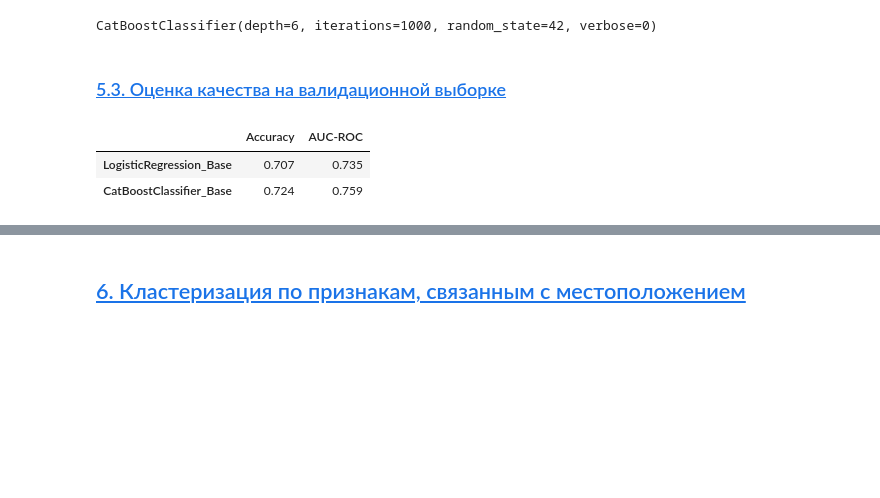
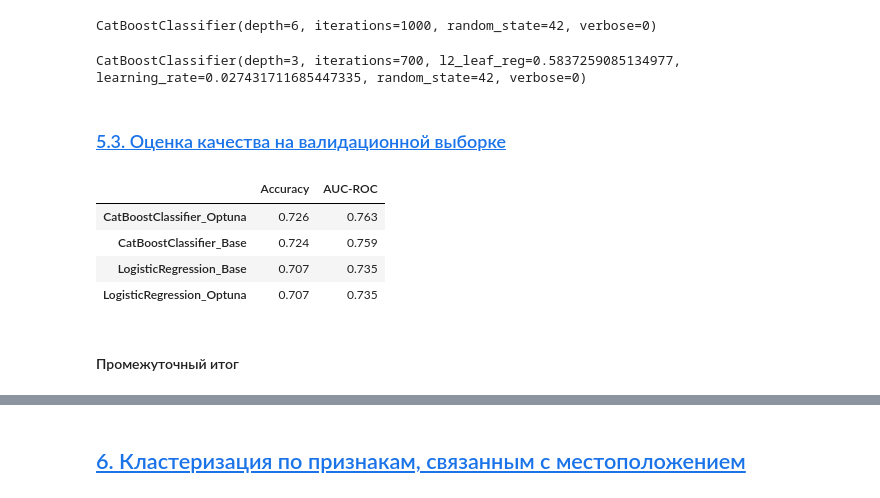
Before and after one commit to MEYakunin/Sprint18_Delivery_Delay_Prediction, a Jupyter notebook: Sprint18_Delivery_Delay_Prediction_Yakunin_Mikl.ipynb, the cells around one changed output, grey strips where cells are left out. Drawn from its saved outputs; the diff is of its cells as text; code cells hidden in the pictures; blank space fills up the shorter version.

Commit message:
Sprint18_Delivery_Delay_Prediction_Yakunin_Mikl - "Обучение базовой модели" - Сделана оптимизация базовых моделей и составлен промежуточный итог.

```diff
--- a/Sprint18_Delivery_Delay_Prediction_Yakunin_Mikl.ipynb
+++ b/Sprint18_Delivery_Delay_Prediction_Yakunin_Mikl.ipynb
@@ -907,3 +930,15 @@ Pipeline(steps=[('preprocessor',
+# %%
+# Запускаем оптимизацию
+study = optuna.create_study(direction='maximize')
+study.optimize(objective_lrg, n_trials=30)
+
+# Обучаем лучшую модель с найденными параметрами
+lgr_model_optuna_pipe = Pipeline(
+    steps=[
+        ('preprocessor', preprocessor),
+        ('classifier', LogisticRegression(**study.best_params, random_state=RANDOM_STATE))
+    ]
+).fit(X_train, y_train)
 # %% [markdown]
 ### [5.2. CatBoostClassifier](#content)<a id="5_2"></a>
 # %%
@@ -922,11 +977,31 @@ CatBoostClassifier(depth=6, iterations=1000, random_state=42, verbose=0)
+# %%
+# Запускаем оптимизацию
+study = optuna.create_study(direction='maximize')
+study.optimize(objective_cbc, n_trials=30)
+
+# Инициализируем лучшую модель с найденными параметрами
+cbc_model_optuna = CatBoostClassifier(**study.best_params, verbose=0, random_state=RANDOM_STATE)
+cbc_model_optuna.fit(X_train, y_train, cat_features=cat_cols)
+# %% [output]
+CatBoostClassifier(depth=3, iterations=700, l2_leaf_reg=0.5837259085134977, learning_rate=0.027431711685447335, random_state=42, verbose=0)
 # %% [markdown]
 ### [5.3. Оценка качества на валидационной выборке](#content)<a id="5_3"></a>
 # %%
-# Добавляем результаты в таблицу метрик
+# Добавляем результаты метрик базовых моделей
 metrics_result_df.loc['LogisticRegression_Base'] = calculate_metrics(lgr_model_base_pipe, X_val, y_val, 'LogisticRegression_Base')
 metrics_result_df.loc['CatBoostClassifier_Base'] = calculate_metrics(cbc_model_base, X_val, y_val, 'CatBoostClassifier_Base')
-metrics_result_df
+
+# Добавление рузультатов метрик оптимизированных моделей
+metrics_result_df.loc['LogisticRegression_Optuna'] = calculate_metrics(lgr_model_optuna_pipe, X_val, y_val, 'LogisticRegression_Optuna')
+metrics_result_df.loc['CatBoostClassifier_Optuna'] = calculate_metrics(cbc_model_optuna, X_val, y_val, 'CatBoostClassifier_Optuna')
+
+# Выводим метрики моделей в порядке убывания AUC-ROC
+metrics_result_df.sort_values('AUC-ROC', ascending=False)
 # %% [output]
 |  | Accuracy | AUC-ROC |
+| CatBoostClassifier_Optuna | 0.726 | 0.763 |
+| CatBoostClassifier_Base | 0.724 | 0.759 |
 | LogisticRegression_Base | 0.707 | 0.735 |
-| CatBoostClassifier_Base | 0.724 | 0.759 |
+| LogisticRegression_Optuna | 0.707 | 0.735 |
+# %% [markdown]
+#### Промежуточный итог
```
Also changed, not shown: parts of 4 cells of this notebook, 5 other files.
